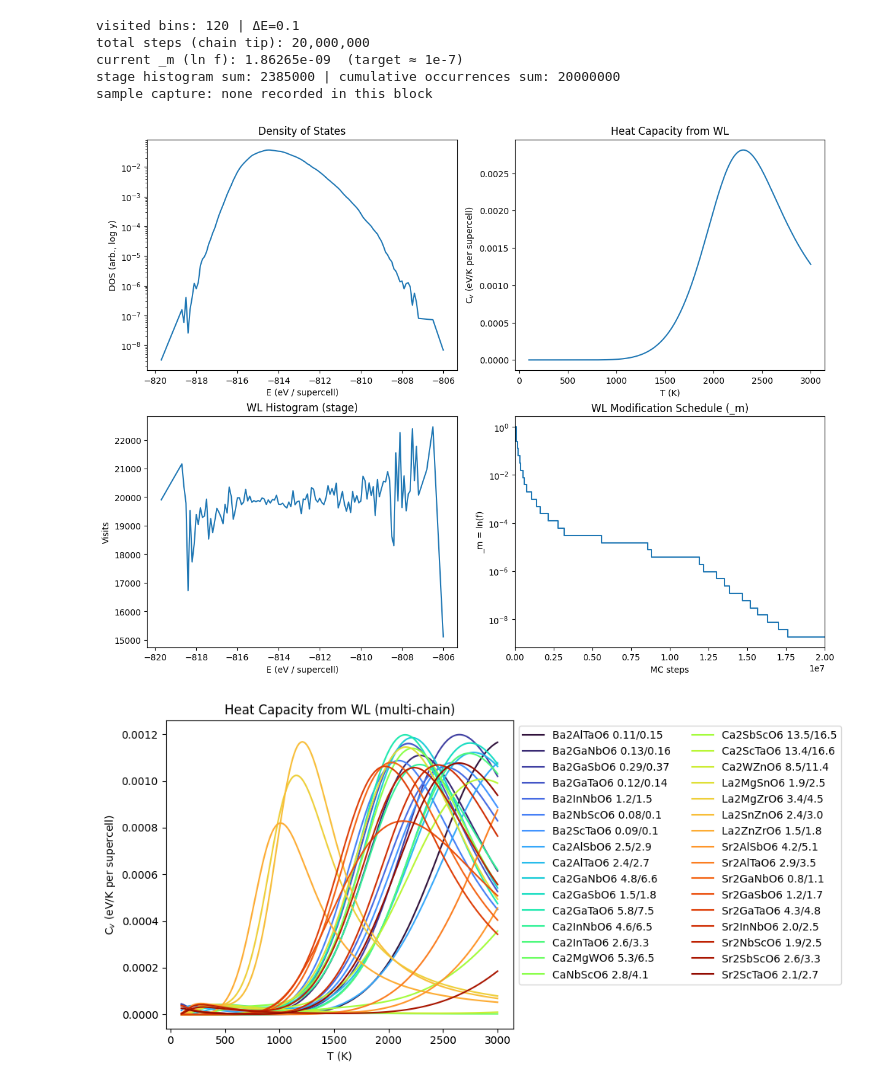
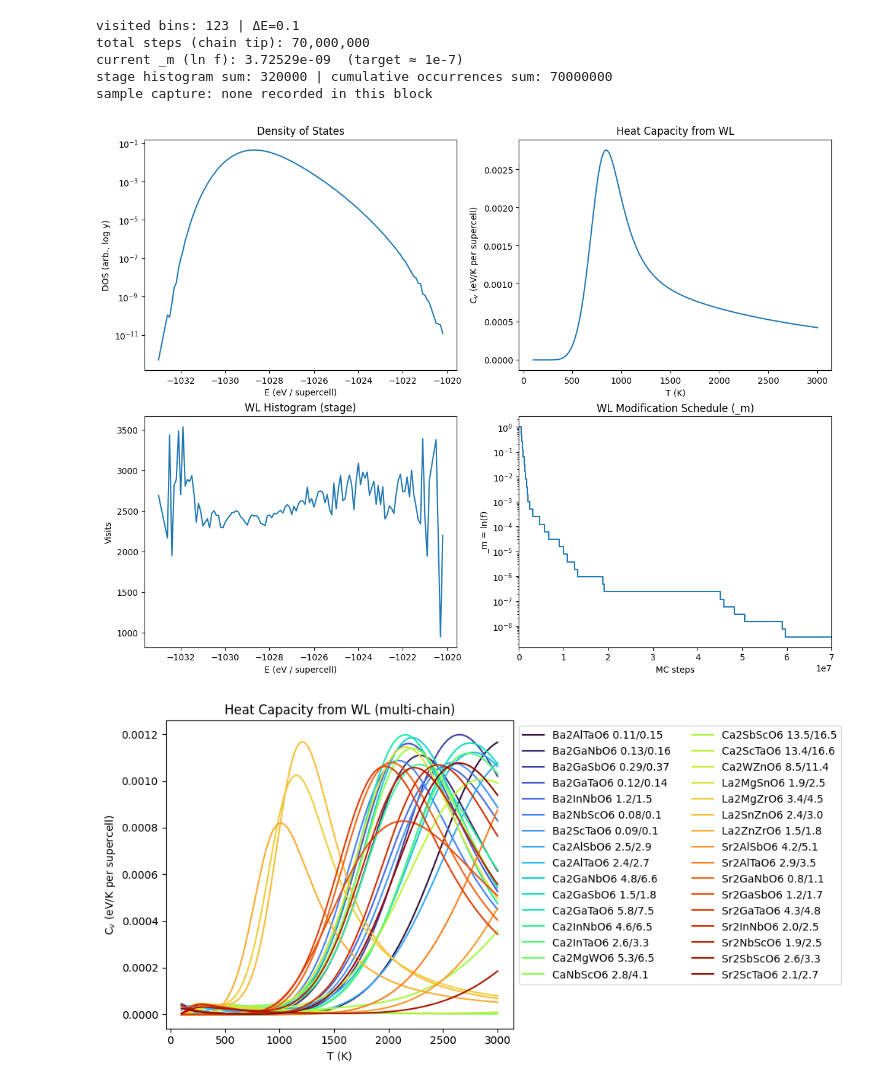
Before and after one commit to ColinBundschu/phase-edge, a Jupyter notebook: testing/visualize_wl.ipynb, the cells around one changed output. Cells and saved outputs as stored; diff of their text form; code cells hidden in the pictures.

```diff
--- a/testing/visualize_wl.ipynb
+++ b/testing/visualize_wl.ipynb
@@ -4,7 +4,7 @@ import numpy as np
 import matplotlib.pyplot as plt
 from collections import defaultdict
 
-from phaseedge.sampling.wl_block_driver import fetch_wl_tip
+from phaseedge.storage.wang_landau import fetch_wl_tip
 from phaseedge.storage.store import get_jobstore
 
 # ----------------------------- types ---------------------------------------
@@ -351,10 +351,10 @@ def plot_heat_capacity_for_chains(
 
 # ----------------------------- run ----------------------------------------
 
-analyze_wl_chain("99cc0e765efd043eb6791058e645c105b36cae52ef2393448bf6a84a74d3803d") # MgTiO3
+# analyze_wl_chain("99cc0e765efd043eb6791058e645c105b36cae52ef2393448bf6a84a74d3803d") # MgTiO3
 
 
-# analyze_wl_chain("3baa1e5a80cc76d13fdbd214d6784bdedc05b0a3218dd919a0088bf5895cae15") # MgAl2O4
+analyze_wl_chain("3baa1e5a80cc76d13fdbd214d6784bdedc05b0a3218dd919a0088bf5895cae15") # MgAl2O4
 # analyze_wl_chain("c0f51d0d2c6e2f5581b780a076b87b39efe95d2678eeb236ad5276eded3a636b") # MgGa2O4
 # analyze_wl_chain("2d83ba93c4f38385b4f95136b2fbe44d74b4783c16fca136493686c5b8a693f0") # ZnAl2O4
 
@@ -411,38 +411,38 @@ plot_heat_capacity_for_chains(
         ("79d20f7e4c4de2731296b7fd4db256c8b1ab22cd1211524f7777cf97ad89fa34", "Ba2ScTaO6 0.09/0.1"),
         ("91745da613cc843ed14b428f438c2ea3836d688a76c5c0e9eafaa1969965be74", "Ca2AlSbO6 2.5/2.9"),
         ("191b97e9d42ed626cd079e829bd2a2cf7e93175fb617a76027e11203484f6dec", "Ca2AlTaO6 2.4/2.7"),
         ("e7d52be77d35970e38c81f76fb9d2187c78ad727af3d96267ffad857ecb6e34c", "Ca2GaNbO6 4.8/6.6"),
         ("cfbf771a87d3130d7b9fd85fcca75f1b8dd0896d84040fedbea23053e7aec1a2", "Ca2GaSbO6 1.5/1.8"),
         ("4697bdbc3e32171700e72774a95c96a315f776fa5c2436d21c38031657420e01", "Ca2GaTaO6 5.8/7.5"),
         ("231479045646adf8ab905e1d9d25df0f2aec0c2afa912f5f95510eb4c4e89190", "Ca2InNbO6 4.6/6.5"),
         ("1d16268003a8cf1e4fbe2ff9b58384c55266f40709863ed12936fe1d32a1d11f", "Ca2InTaO6 2.6/3.3"),
         ("705fe6bf8bbaa3816000ab8563c34dd525fdb2182ef051ae5cd978cfaf7d784a", "Ca2MgWO6 5.3/6.5"),
         ("7aeb65a208320cd080f8463973ebeebf9ac238910bd31dcfd4f21cadcdb41ec0", "CaNbScO6 2.8/4.1"),
         ("9cd8a3e28228ba6da09b562b2d7243a029e3cc66895c7c419b5e1b5a5d997562", "Ca2SbScO6 13.5/16.5"),
         ("afbfb228fd8121b64862bce248d22e34b990004a040e46a94e8fec8ece67d6a7", "Ca2ScTaO6 13.4/16.6"),
         ("f7725c409022adbf3b337b2f6552592c5930a20f66a82385574e92ed01051d21", "Ca2WZnO6 8.5/11.4"),
         ("fc9f3d925700752b7727a9846be7031d3569b9220919652b3cc333f069a10217", "La2MgSnO6 1.9/2.5"),
         ("ece78a2efb5970098bc1fb78d882be1486ee97a848706c02e163efb9abeb07a7", "La2MgZrO6 3.4/4.5"),
         ("ff4787b13f0b20031aee9b760294e3d456cdb461931134a8427cfd65aa6f880b", "La2SnZnO6 2.4/3.0"),
         ("1c8a6503dc58a112b2a63f8188fa4c445e3f6618c12a621b12106a0db5e7914d", "La2ZnZrO6 1.5/1.8"),
         ("e816f49a838178457339c4911403e5af3ae9c4b14c006f4f2df9f6de5d39e642", "Sr2AlSbO6 4.2/5.1"),
         ("1098ba255e5995d1ce470e057f28f02e89a6209518edeebe79d3a5a7da94d144", "Sr2AlTaO6 2.9/3.5"),
         ("c44edcc8b02be3c0aab396ea27d59ef164057187561f7121cdac4aa119dc6b02", "Sr2GaNbO6 0.8/1.1"),
         ("2e496355b3d054a01bfdc4360a9f2d2a27ca5fa6090617b37999dc23958fb95a", "Sr2GaSbO6 1.2/1.7"),
         ("cc6a26e90dc6932d7f90d92e675485f75aa34a74a6d50140259594f0e1c81080", "Sr2GaTaO6 4.3/4.8"),
         ("f1475f18c2d33f631e859af8cb2c51c325fb49cd0366a1a2a7e5d9376339d71d", "Sr2InNbO6 2.0/2.5"),
         ("e9841db853b10f8c621469b5969bfede731a884c1cbfe636212df36e75d424cf", "Sr2NbScO6 1.9/2.5"),
         ("7c2eb46434d67bcb28cd719a5d753034aab82aa9d6b074c0b132d811ed5f5fb8", "Sr2SbScO6 2.6/3.3"),
         ("173c669b7c5159b5f6b838547dee22142a951af790fb5122bbebc80fb2fa8b94", "Sr2ScTaO6 2.1/2.7"),
     ]
 )
 # %% [output]
-visited bins: 120 | ΔE=0.1
-total steps (chain tip): 20,000,000
-current _m (ln f): 1.86265e-09  (target ≈ 1e-7)
-stage histogram sum: 2385000 | cumulative occurrences sum: 20000000
+visited bins: 123 | ΔE=0.1
+total steps (chain tip): 70,000,000
+current _m (ln f): 3.72529e-09  (target ≈ 1e-7)
+stage histogram sum: 320000 | cumulative occurrences sum: 70000000
 sample capture: none recorded in this block
-[figure, old version]
+[figure, new version]
 [figure]
 # %%
 from typing import Any, Mapping
```
Also changed, not shown: parts of 1 cell of this notebook, 7 other files.
